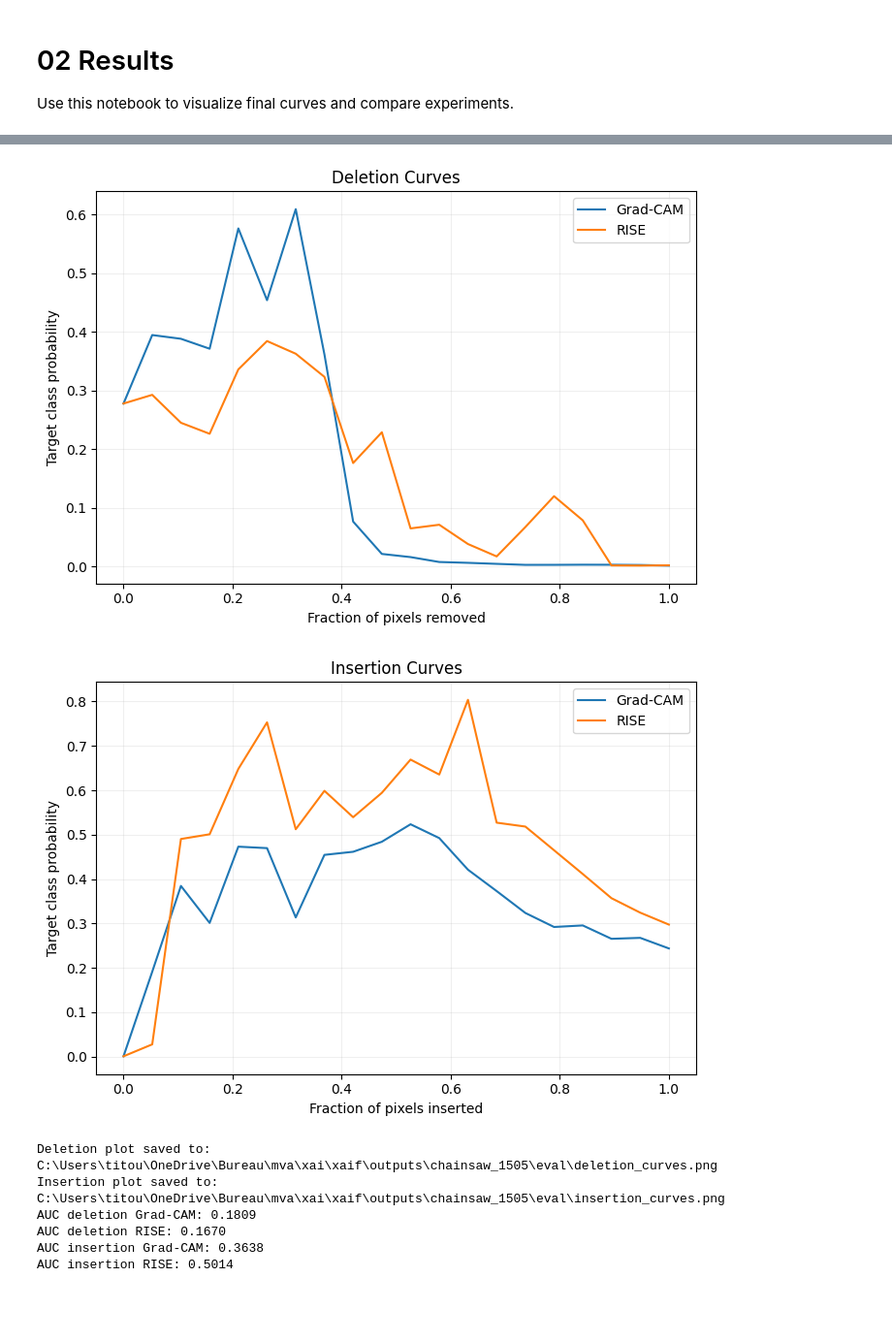
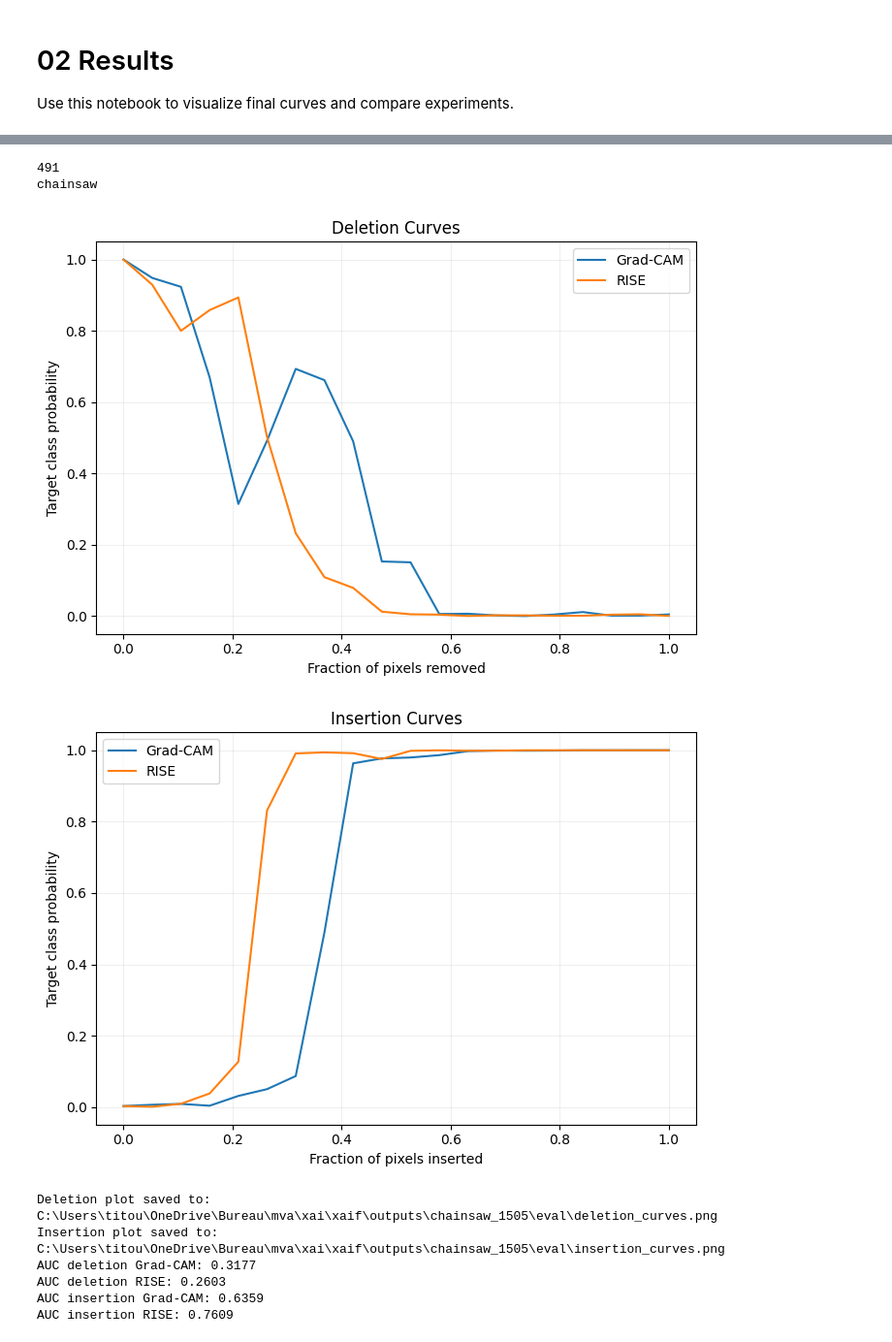
Before and after one commit to titouanp22/xai_rise, a Jupyter notebook: notebooks/02_results.ipynb, the cells around one changed output, grey strips where cells are left out. Shown at 97% size. Saved outputs shown, nothing was run; the diff lists cells and outputs as text; code cells hidden in the pictures; blank space fills up the shorter version.

Commit message:
patch on model resnet

```diff
--- a/notebooks/02_results.ipynb
+++ b/notebooks/02_results.ipynb
@@ -19,14 +18,14 @@ import numpy as np
 from sklearn.metrics import auc
 from torchvision.datasets import ImageFolder
 
-from scripts.tools_for_data.data import image_to_tensor
-from scripts.models.gradcam import compute_gradcam
-from scripts.models.rise import compute_rise_saliency
-from scripts.metrics.deletion import deletion_curve
-from scripts.metrics.insertion import insertion_curve
-from scripts.models.reset import get_resnet50, predict_class
+from xaif.scripts.tools_for_data.data import image_to_tensor
+from xaif.scripts.models.gradcam import compute_gradcam
+from xaif.scripts.models.rise import compute_rise_saliency
+from xaif.scripts.metrics.deletion import deletion_curve
+from xaif.scripts.metrics.insertion import insertion_curve
+from xaif.scripts.models.reset import get_resnet50, predict_class
 
-
+%cd xaif/
 # If notebook runs from xaif/notebooks, move to xaif root for clean relative paths
 project_root = Path.cwd().resolve()
 if project_root.name == 'notebooks':
@@ -52,7 +51,7 @@ image_path = Path(image_path)
 
 
 
-model, _ = get_resnet50(device=device)
+model = get_resnet50(device=device)
 inp = image_to_tensor(image_path, image_size=224, device=device)
 pred_class = predict_class(model, inp)
 image_chw = inp[0].detach().cpu()
@@ -129,8 +125,10 @@ chainsaw
+491
+chainsaw
-[figure, old version]
+[figure, new version]
-[figure, old version]
+[figure, new version]
-Deletion plot saved to: C:\Users\titou\OneDrive\Bureau\mva\xai\xaif\outputs\chainsaw_1505\eval\deletion_curves.png
-Insertion plot saved to: C:\Users\titou\OneDrive\Bureau\mva\xai\xaif\outputs\chainsaw_1505\eval\insertion_curves.png
-AUC deletion Grad-CAM: 0.1809
-AUC deletion RISE: 0.1670
-AUC insertion Grad-CAM: 0.3638
-AUC insertion RISE: 0.5014
+Deletion plot saved to: C:\Users\titou\OneDrive\Bureau\mva\xai\xaif\outputs\chainsaw_1505\eval\deletion_curves.png
+Insertion plot saved to: C:\Users\titou\OneDrive\Bureau\mva\xai\xaif\outputs\chainsaw_1505\eval\insertion_curves.png
+AUC deletion Grad-CAM: 0.3177
+AUC deletion RISE: 0.2603
+AUC insertion Grad-CAM: 0.6359
+AUC insertion RISE: 0.7609
```
Also changed, not shown: parts of 4 cells of this notebook, 3 other files.
